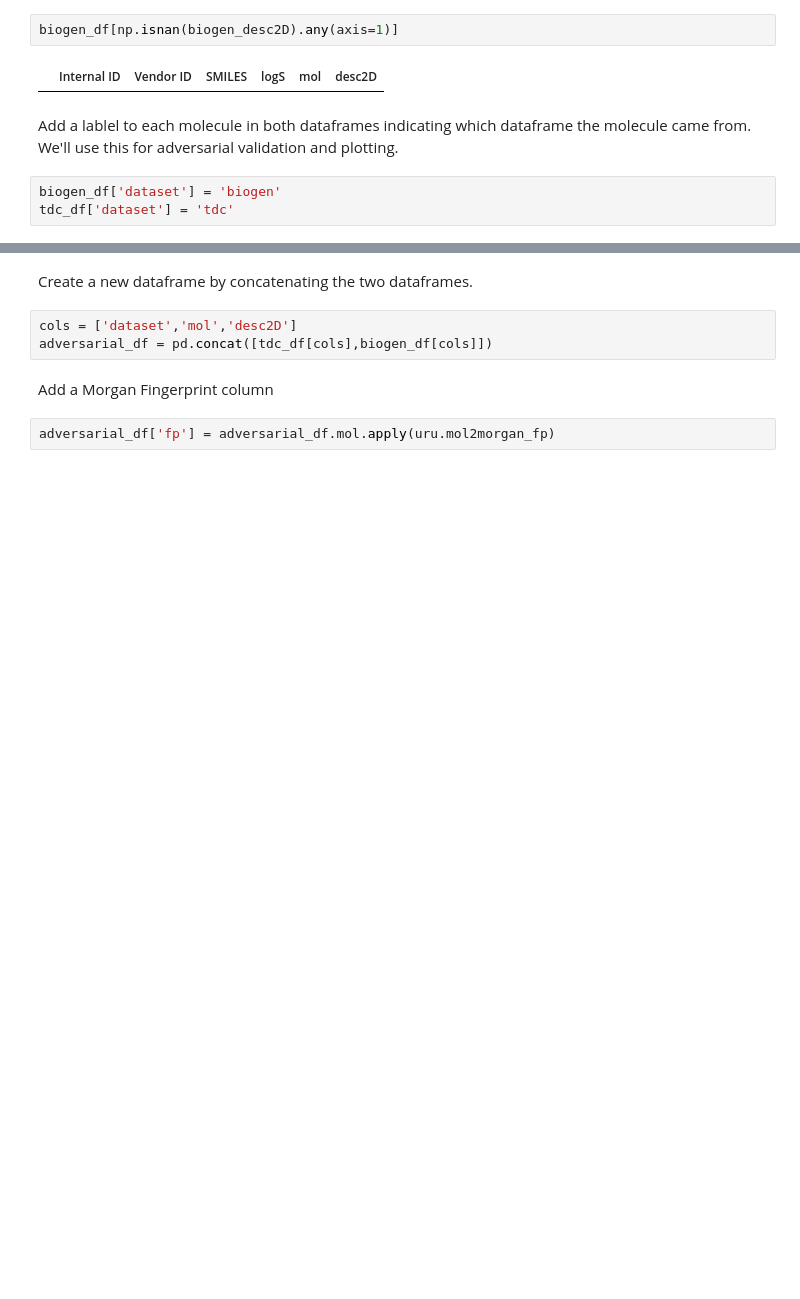
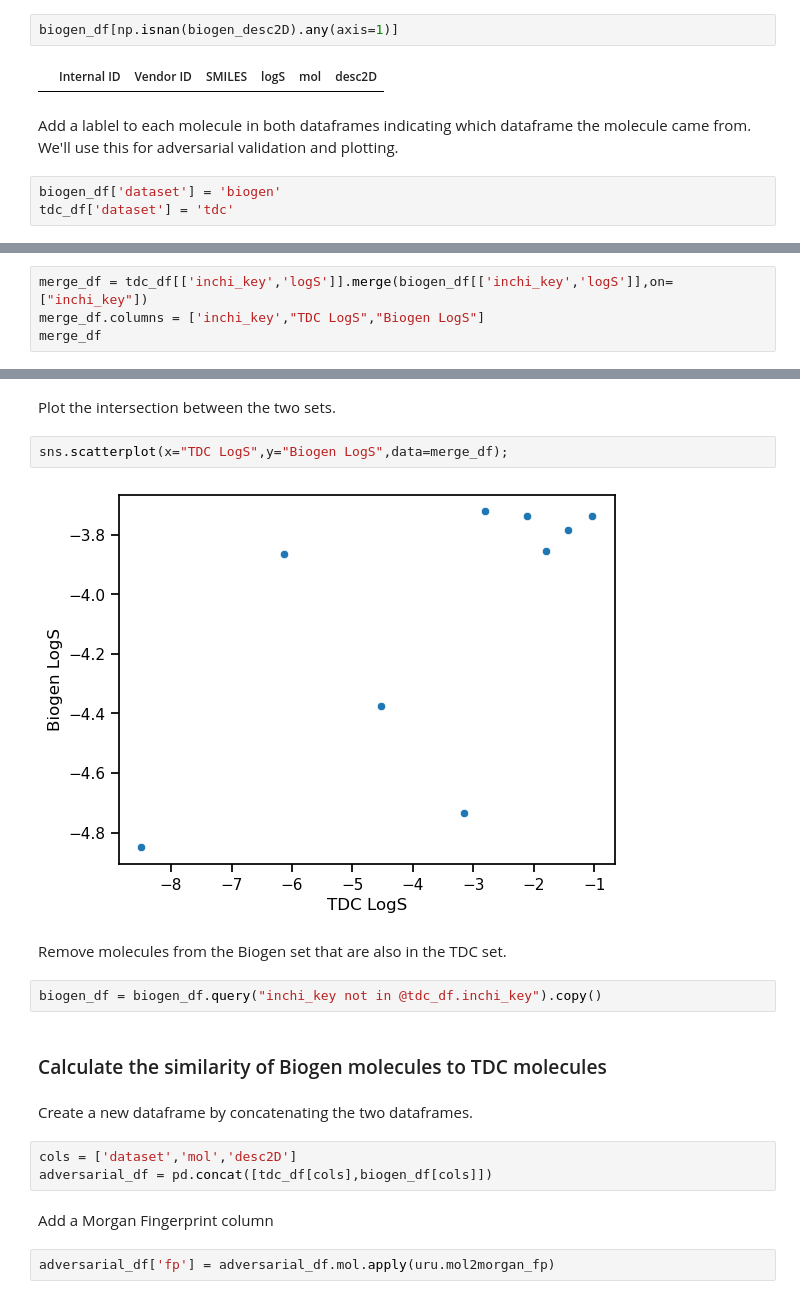
Before and after one commit to PatWalters/practical_cheminformatics_posts, a Jupyter notebook: solubility/literature_solubility_model.ipynb, the cells around one changed output, grey strips where cells are left out. Cells and saved outputs as stored; diff of their text form; blank space fills up the shorter version.

```diff
--- a/solubility/literature_solubility_model.ipynb
+++ b/solubility/literature_solubility_model.ipynb
@@ -189,0 +207,4 @@ tdc_df['dataset'] = 'tdc'
+# %%
+merge_df = tdc_df[['inchi_key','logS']].merge(biogen_df[['inchi_key','logS']],on=["inchi_key"])
+merge_df.columns = ['inchi_key',"TDC LogS","Biogen LogS"]
+merge_df
@@ -190,3 +222,15 @@ tdc_df['dataset'] = 'tdc'
+# %% [markdown]
+Plot the intersection between the two sets.
+# %%
+sns.scatterplot(x="TDC LogS",y="Biogen LogS",data=merge_df);
+# %% [output]
+[figure, added]
+# %% [markdown]
+Remove molecules from the Biogen set that are also in the TDC set.
+# %%
+biogen_df = biogen_df.query("inchi_key not in @tdc_df.inchi_key").copy()
+# %% [markdown]
+### Calculate the similarity of Biogen molecules to TDC molecules
 # %% [markdown]
 Create a new dataframe by concatenating the two dataframes.
 # %%
```
Also changed, not shown: parts of 24 cells of this notebook, 5 other files.
